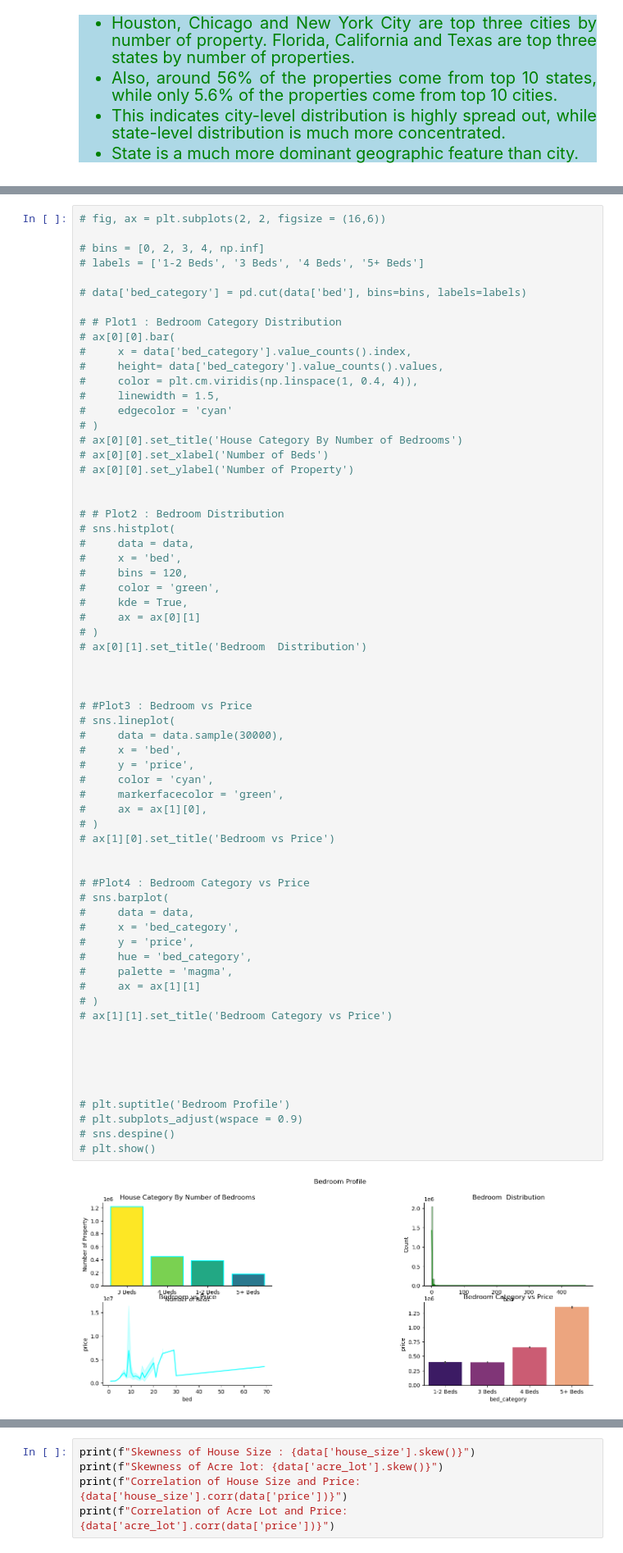
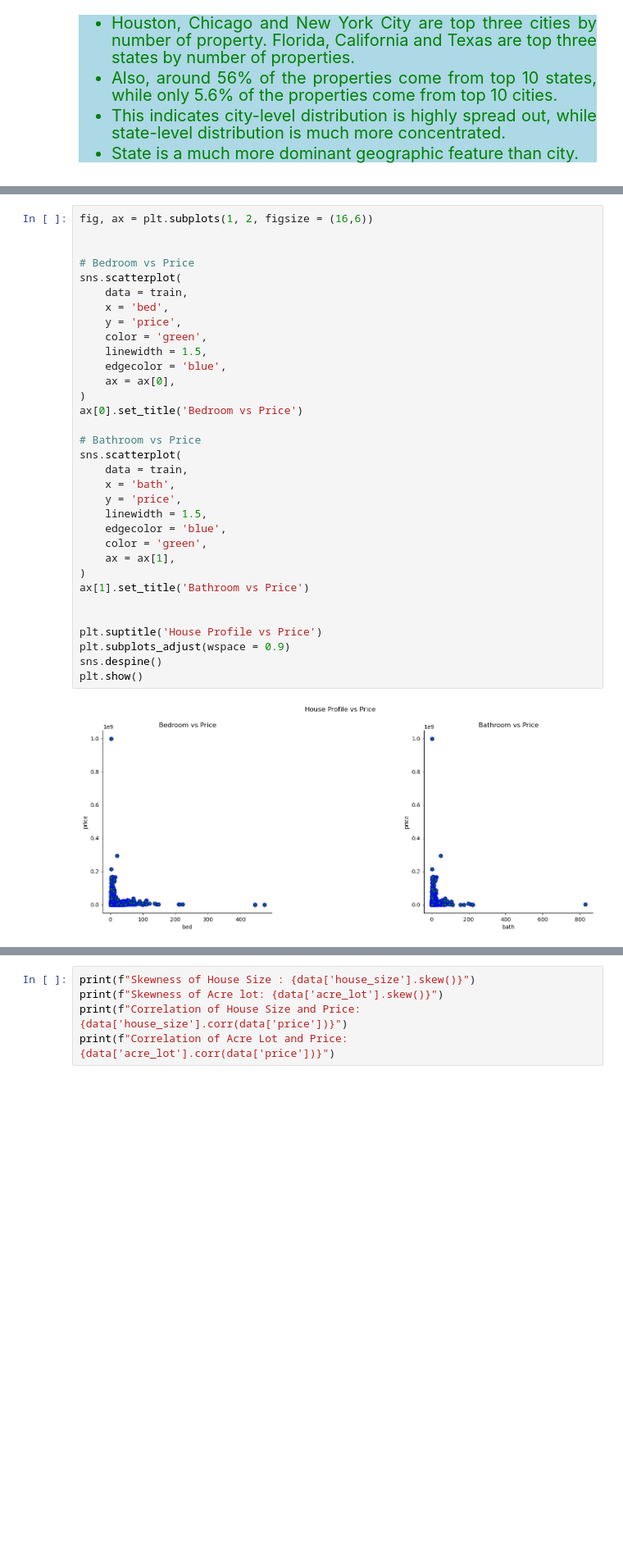
Before and after one commit to Kartika-Nidhi/DS_Projects, a Jupyter notebook: USARealEstatePricePrediction.ipynb, the cells around one changed output, grey strips where cells are left out. Shown at 82% size. Saved outputs shown, nothing was run; the diff lists cells and outputs as text; blank space fills up the shorter version.

```diff
--- a/USARealEstatePricePrediction.ipynb
+++ b/USARealEstatePricePrediction.ipynb
@@ -648,68 +638,36 @@ np.float64(0.10950855070543701)
 # %%
-# fig, ax = plt.subplots(2, 2, figsize = (16,6))
-
-# bins = [0, 2, 3, 4, np.inf]
-# labels = ['1-2 Beds', '3 Beds', '4 Beds', '5+ Beds']
-
-# data['bed_category'] = pd.cut(data['bed'], bins=bins, labels=labels)
-
-# # Plot1 : Bedroom Category Distribution
-# ax[0][0].bar(
-#     x = data['bed_category'].value_counts().index,
-#     height= data['bed_category'].value_counts().values,
-#     color = plt.cm.viridis(np.linspace(1, 0.4, 4)),
-#     linewidth = 1.5,
-#     edgecolor = 'cyan'
-# )
-# ax[0][0].set_title('House Category By Number of Bedrooms')
-# ax[0][0].set_xlabel('Number of Beds')
-# ax[0][0].set_ylabel('Number of Property')
+fig, ax = plt.subplots(1, 2, figsize = (16,6))
 
 
-# # Plot2 : Bedroom Distribution
-# sns.histplot(
-#     data = data,
-#     x = 'bed',
-#     bins = 120,
-#     color = 'green',
-#     kde = True,
-#     ax = ax[0][1]
-# )
-# ax[0][1].set_title('Bedroom  Distribution')
+# Bedroom vs Price
+sns.scatterplot(
+    data = train,
+    x = 'bed',
+    y = 'price',
+    color = 'green',
+    linewidth = 1.5,
+    edgecolor = 'blue',
+    ax = ax[0],
+)
+ax[0].set_title('Bedroom vs Price')
+
+# Bathroom vs Price
+sns.scatterplot(
+    data = train,
+    x = 'bath',
+    y = 'price',
+    linewidth = 1.5,
+    edgecolor = 'blue',
+    color = 'green',
+    ax = ax[1],
+)
+ax[1].set_title('Bathroom vs Price')
 
 
-
-# #Plot3 : Bedroom vs Price
-# sns.lineplot(
-#     data = data.sample(30000),
-#     x = 'bed',
-#     y = 'price',
-#     color = 'cyan',
-#     markerfacecolor = 'green',
-#     ax = ax[1][0],
-# )
-# ax[1][0].set_title('Bedroom vs Price')
-
-
-# #Plot4 : Bedroom Category vs Price
-# sns.barplot(
-#     data = data,
-#     x = 'bed_category',
-#     y = 'price',
-#     hue = 'bed_category',
-#     palette = 'magma',
-#     ax = ax[1][1]
-# )
-# ax[1][1].set_title('Bedroom Category vs Price')
-
-
-
-
-
-# plt.suptitle('Bedroom Profile')
-# plt.subplots_adjust(wspace = 0.9)
-# sns.despine()
-# plt.show()
+plt.suptitle('House Profile vs Price')
+plt.subplots_adjust(wspace = 0.9)
+sns.despine()
+plt.show()
 # %% [output]
-[figure, old version]
+[figure, new version]
 # %% [markdown]
```
Also changed, not shown: parts of 12 cells of this notebook.
